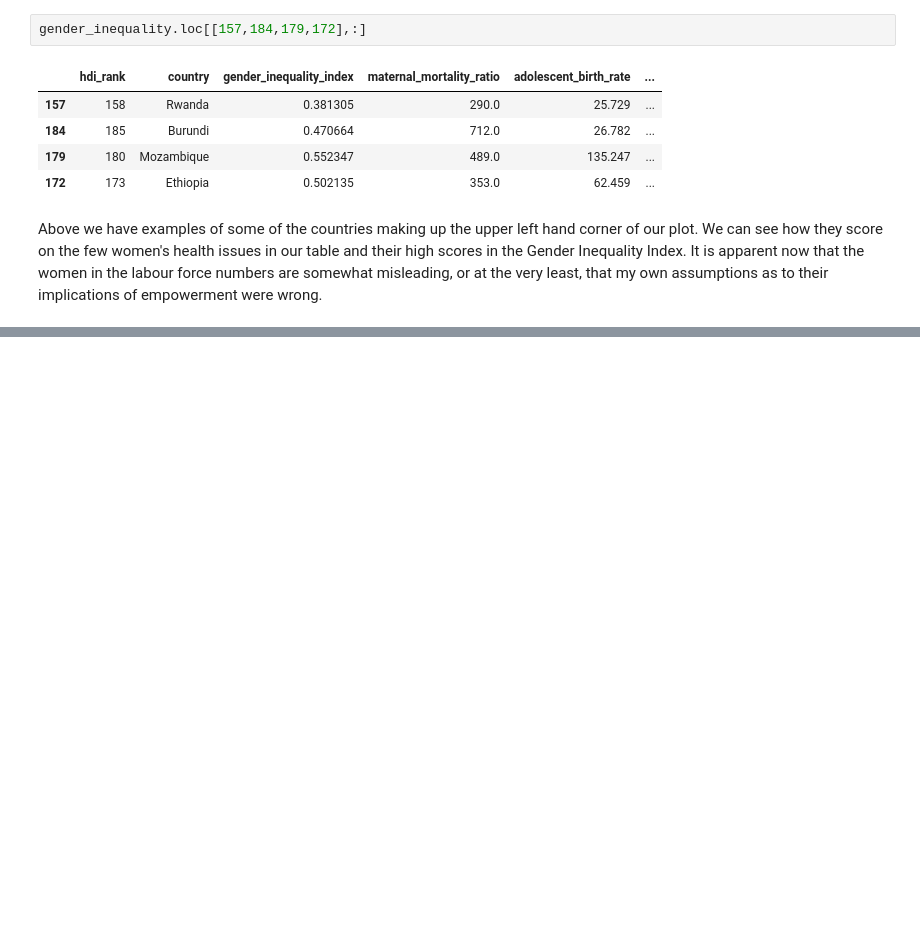
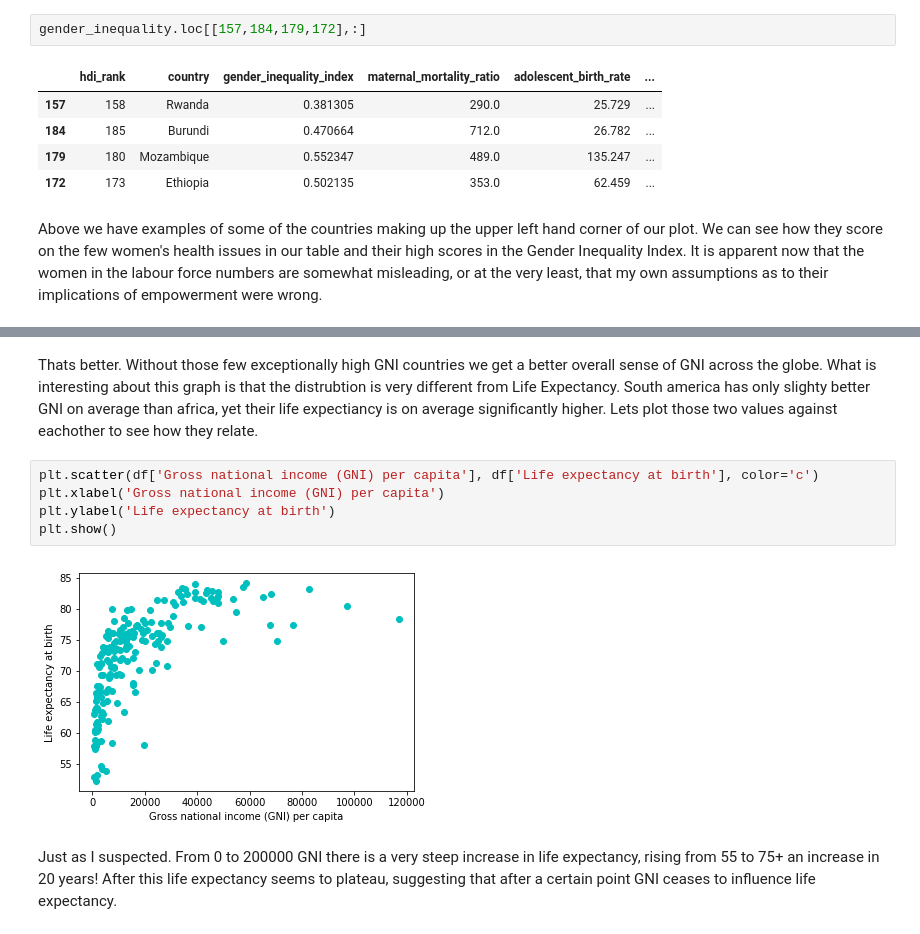
Before and after one commit to CiaranCurran/COMP30760, a Jupyter notebook: undp.ipynb, the cells around one changed output, grey strips where cells are left out. Cells and saved outputs as stored; diff of their text form; blank space fills up the shorter version.

```diff
--- a/undp.ipynb
+++ b/undp.ipynb
@@ -484,0 +622,11 @@ Above we have examples of some of the countries making up the upper left hand co
+# %% [markdown]
+Thats better. Without those few exceptionally high GNI countries we get a better overall sense of GNI across the globe. What is interesting about this graph is that the distrubtion is very different from Life Expectancy. South america has only slighty better GNI on average than africa, yet their life expectiancy is on average significantly higher. Lets plot those two values against eachother to see how they relate.
+# %%
+plt.scatter(df['Gross national income (GNI) per capita'], df['Life expectancy at birth'], color='c')
+plt.xlabel('Gross national income (GNI) per capita')
+plt.ylabel('Life expectancy at birth')
+plt.show()
+# %% [output]
+[figure, added]
+# %% [markdown]
+Just as I suspected. From 0 to 200000 GNI there is a very steep increase in life expectancy, rising from 55 to 75+ an increase in 20 years! After this life expectancy seems to plateau, suggesting that after a certain point GNI ceases to influence life expectancy.
```
Also changed, not shown: parts of 14 cells of this notebook.
